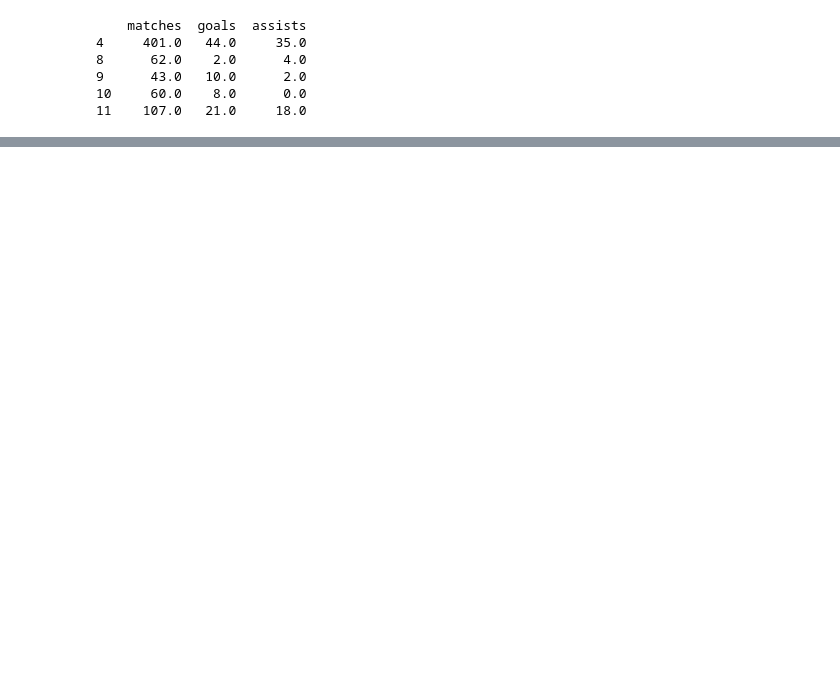
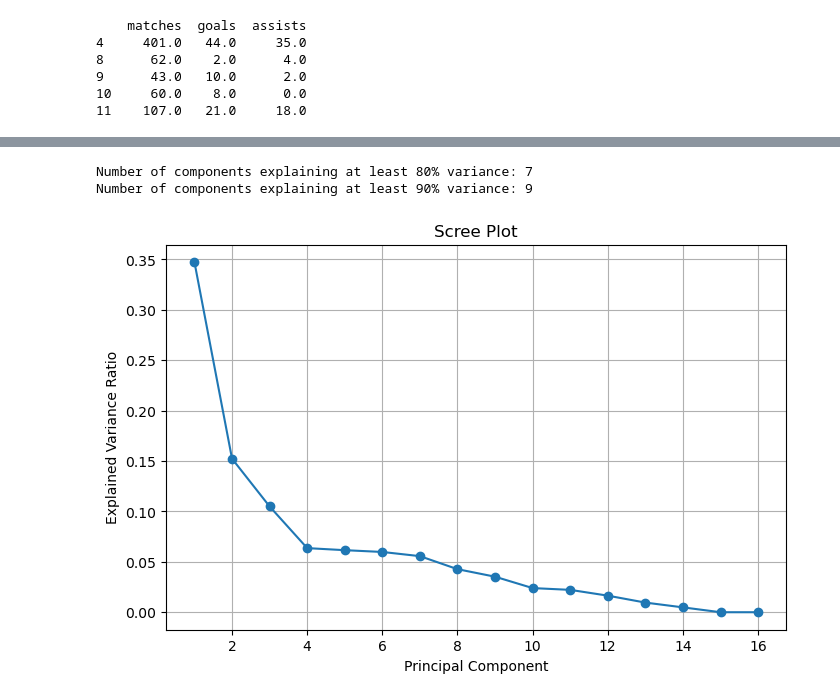
Before and after one commit to LucreziaSalerno/ML-Group-M, a Jupyter notebook: notebooks/data_loading.ipynb, the cells around one changed output, grey strips where cells are left out. Cells and saved outputs as stored; diff of their text form; code cells hidden in the pictures; blank space fills up the shorter version.

```diff
--- a/notebooks/data_loading.ipynb
+++ b/notebooks/data_loading.ipynb
@@ -288,0 +306,17 @@ print(df[['matches','goals','assists']].head())
+# %%
+# remove constant columns
+X = X.loc[:, X.nunique() > 1]
+
+# fill missing values
+X = X.fillna(0)
+# %%
+# Keep only true numeric columns
+X = X.select_dtypes(include=[np.number]).copy()
+
+# Replace inf values with NaN, then fill
+X = X.replace([np.inf, -np.inf], np.nan)
+X = X.fillna(0)
+
+# check data types
+print(X.dtypes.value_counts())
+print(X.shape)
@@ -288,0 +328,17 @@ print(df[['matches','goals','assists']].head())
+# %%
+scaler = StandardScaler()
+X_scaled = scaler.fit_transform(X)
+# %%
+pca = PCA()
+X_pca = pca.fit_transform(X_scaled)
+
+explained_variance = pca.explained_variance_ratio_
+cumulative_variance = explained_variance.cumsum()
+
+pca_summary = pd.DataFrame({
+    'PC': [f'PC{i+1}' for i in range(len(explained_variance))],
+    'Explained Variance': explained_variance,
+    'Cumulative Variance': cumulative_variance
+})
+
+pca_summary.head(10)
@@ -288,0 +357,21 @@ print(df[['matches','goals','assists']].head())
+# %%
+# FIND NUMBER OF COMPONENTS FOR 80% AND 90%
+
+n_components_80 = np.argmax(cumulative_variance >= 0.80) + 1
+n_components_90 = np.argmax(cumulative_variance >= 0.90) + 1
+
+print("Number of components explaining at least 80% variance:", n_components_80)
+print("Number of components explaining at least 90% variance:", n_components_90)
+# %% [output]
+Number of components explaining at least 80% variance: 7
+Number of components explaining at least 90% variance: 9
+# %%
+plt.figure(figsize=(8,5))
+plt.plot(range(1, len(explained_variance)+1), explained_variance, marker='o')
+plt.xlabel("Principal Component")
+plt.ylabel("Explained Variance Ratio")
+plt.title("Scree Plot")
+plt.grid(True)
+plt.show()
+# %% [output]
+[figure, added]
```
Also changed, not shown: parts of 17 cells of this notebook, 2 other files.
